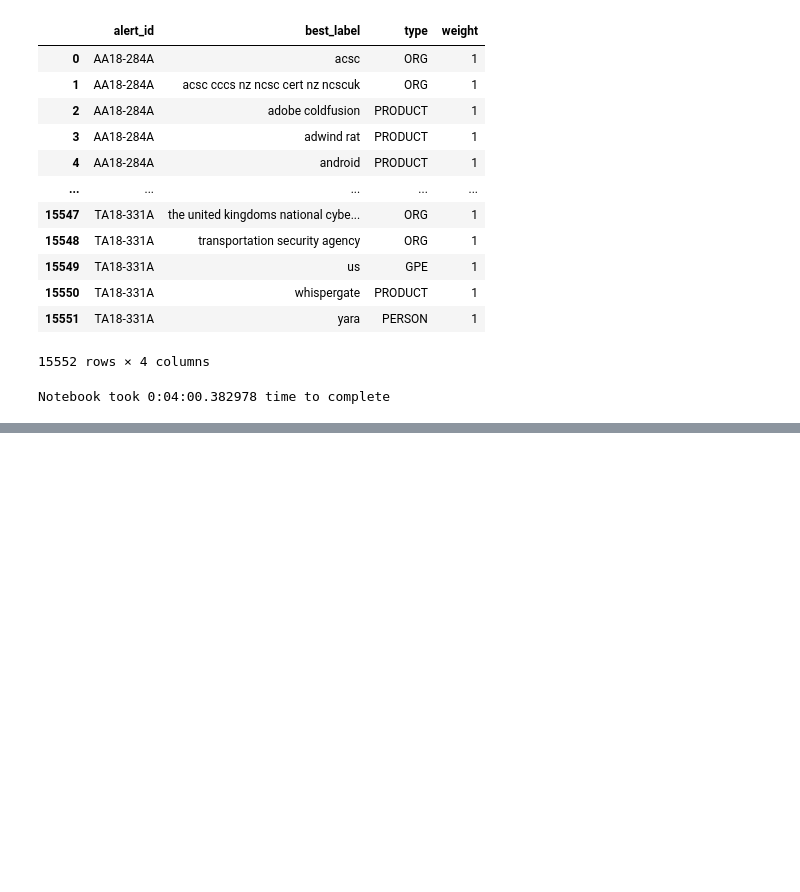
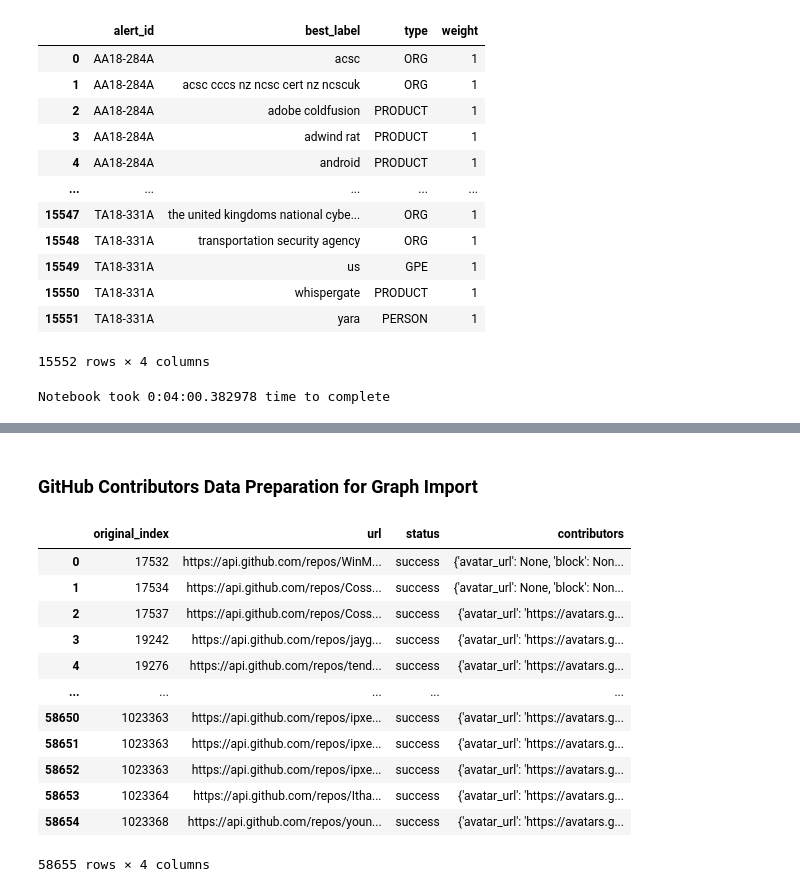
Before and after one commit to karinakanjaria/cyber-etl, a Jupyter notebook: data_integration.ipynb, the cells around one changed output, grey strips where cells are left out. Saved outputs shown, nothing was run; the diff lists cells and outputs as text; code cells hidden in the pictures; blank space fills up the shorter version.

Commit message:
adding github info to main jupyter file

```diff
--- a/data_integration.ipynb
+++ b/data_integration.ipynb
@@ -1014,0 +1194,2 @@ Notebook took 0:04:00.382978 time to complete
+# %% [markdown]
+### GitHub Contributors Data Preparation for Graph Import
@@ -1014,0 +1202,16 @@ Notebook took 0:04:00.382978 time to complete
+# %%
+cons
+# %% [output]
+|  | original_index | url | status | contributors |
+| 0 | 17532 | https://api.github.com/repos/WinM... | success | {'avatar_url': None, 'block': Non... |
+| 1 | 17534 | https://api.github.com/repos/Coss... | success | {'avatar_url': None, 'block': Non... |
+| 2 | 17537 | https://api.github.com/repos/Coss... | success | {'avatar_url': 'https://avatars.g... |
+| 3 | 19242 | https://api.github.com/repos/jayg... | success | {'avatar_url': 'https://avatars.g... |
+| 4 | 19276 | https://api.github.com/repos/tend... | success | {'avatar_url': 'https://avatars.g... |
+| ... | ... | ... | ... | ... |
+| 58650 | 1023363 | https://api.github.com/repos/ipxe... | success | {'avatar_url': 'https://avatars.g... |
+| 58651 | 1023363 | https://api.github.com/repos/ipxe... | success | {'avatar_url': 'https://avatars.g... |
+| 58652 | 1023363 | https://api.github.com/repos/ipxe... | success | {'avatar_url': 'https://avatars.g... |
+| 58653 | 1023364 | https://api.github.com/repos/Itha... | success | {'avatar_url': 'https://avatars.g... |
+| 58654 | 1023368 | https://api.github.com/repos/youn... | success | {'avatar_url': 'https://avatars.g... |
+58655 rows × 4 columns
```
Also changed, not shown: parts of 23 cells of this notebook.
